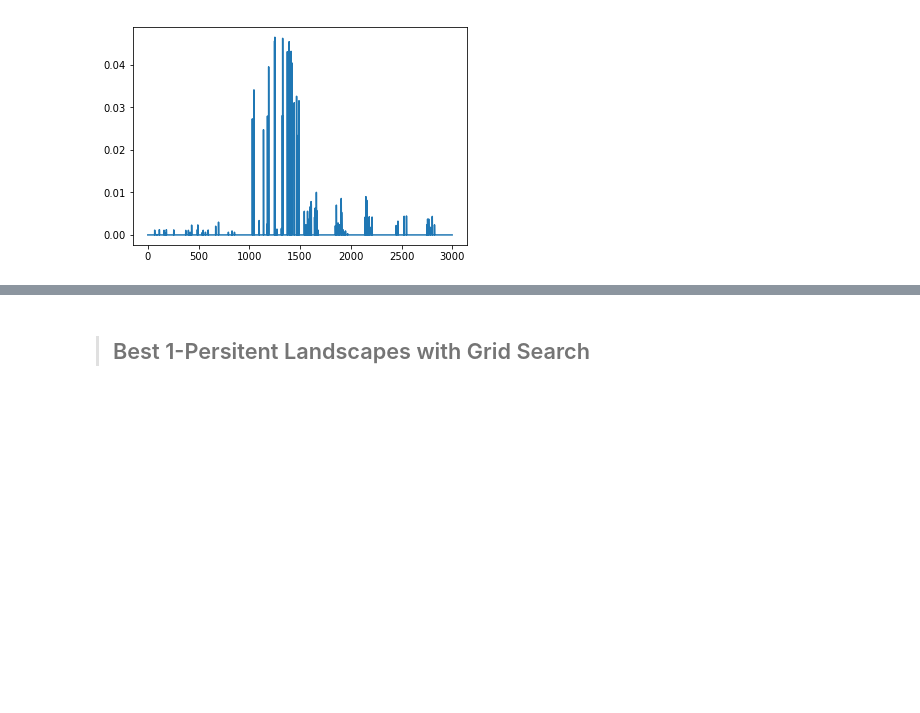
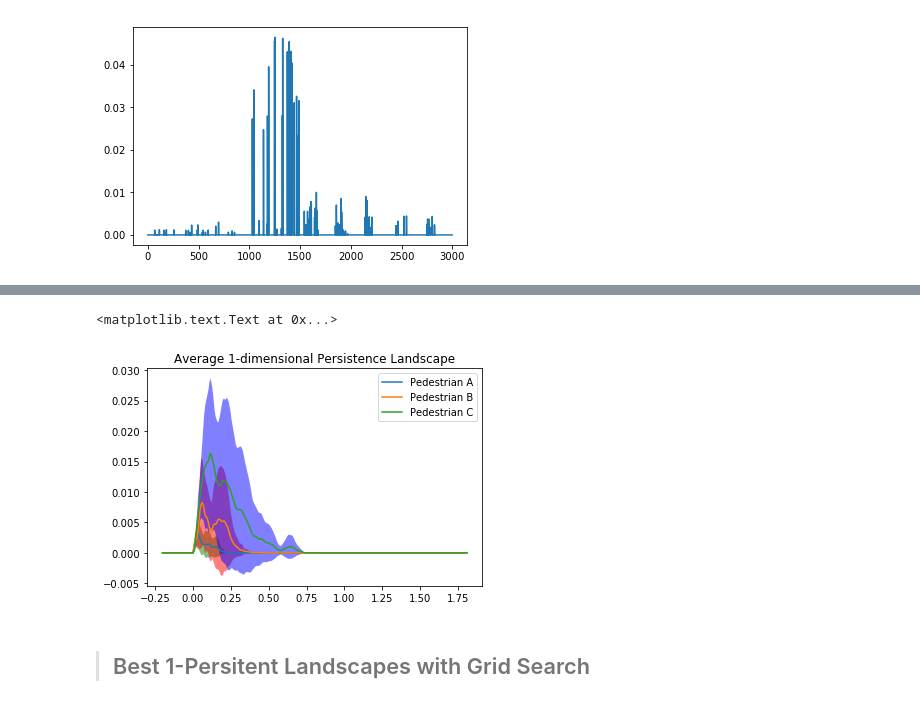
Before and after one commit to melisandeteng/PersistentHomology, a Jupyter notebook: dataSmartphoneProject.ipynb, the cells around one changed output, grey strips where cells are left out. Saved outputs shown, nothing was run; the diff lists cells and outputs as text; code cells hidden in the pictures; blank space fills up the shorter version.

```diff
--- a/dataSmartphoneProject.ipynb
+++ b/dataSmartphoneProject.ipynb
@@ -1194,3 +1008,25 @@ avg pred:  0.9641666666666666
+# %%
+averageA_alpha_landscapes_1_av=np.mean(averageA_alpha_landscapes_1,axis=0)
+averageA_alpha_landscapes_1_std=np.std(averageA_alpha_landscapes_1,axis=0)
+averageB_alpha_landscapes_1_av=np.mean(averageB_alpha_landscapes_1,axis=0)
+averageB_alpha_landscapes_1_std=np.std(averageB_alpha_landscapes_1,axis=0)
+averageC_alpha_landscapes_1_av=np.mean(averageC_alpha_landscapes_1,axis=0)
+averageC_alpha_landscapes_1_std=np.std(averageC_alpha_landscapes_1,axis=0)
+# %%
+plt.plot(np.linspace(x_min,x_max, num=nb_nodes),averageA_alpha_landscapes_1_av.transpose())
+plt.fill_between(np.linspace(x_min,x_max, num=nb_nodes), averageA_alpha_landscapes_1_av.transpose()-averageA_alpha_landscapes_1_std.transpose(), averageA_alpha_landscapes_1_av.transpose()+averageA_alpha_landscapes_1_std.transpose(),facecolor='green',alpha=0.5)
+
+plt.plot(np.linspace(x_min,x_max, num=nb_nodes),averageB_alpha_landscapes_1_av.transpose())
+plt.fill_between(np.linspace(x_min,x_max, num=nb_nodes), averageB_alpha_landscapes_1_av.transpose()-averageB_alpha_landscapes_1_std.transpose(), averageB_alpha_landscapes_1_av.transpose()+averageB_alpha_landscapes_1_std.transpose(),facecolor='red',alpha=0.5)
+
+plt.plot(np.linspace(x_min,x_max, num=nb_nodes),averageC_alpha_landscapes_1_av.transpose())
+plt.fill_between(np.linspace(x_min,x_max, num=nb_nodes), averageC_alpha_landscapes_1_av.transpose()-averageC_alpha_landscapes_1_std.transpose(), averageC_alpha_landscapes_1_av.transpose()+averageC_alpha_landscapes_1_std.transpose(),facecolor='blue',alpha=0.5)
+
+plt.legend(("Pedestrian A", "Pedestrian B","Pedestrian C"),loc="upper right")
+plt.title("Average 1-dimensional Persistence Landscape")
+# %% [output]
+<matplotlib.text.Text at 0x...>
+[figure, added]
 # %% [markdown]
 > ## Best 1-Persitent Landscapes with Grid Search
 # %%
```
Also changed, not shown: parts of 33 cells of this notebook.
